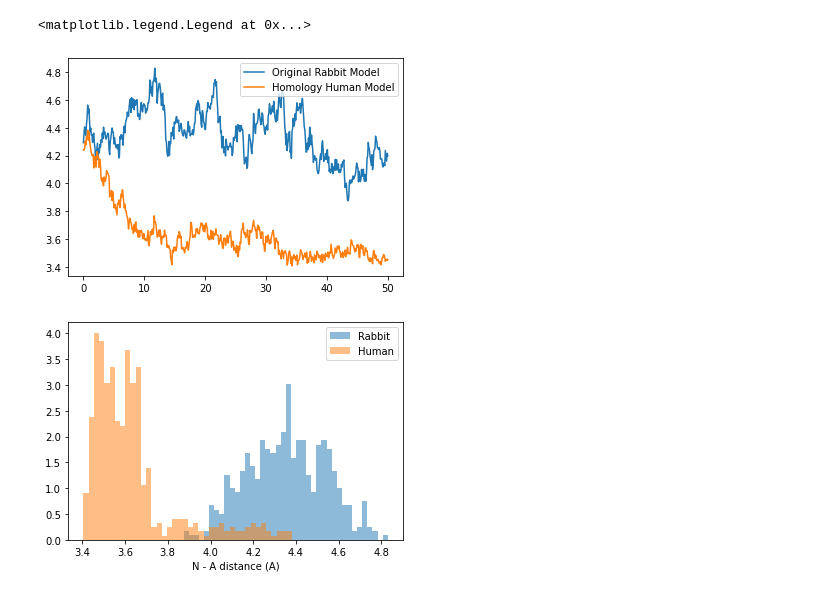
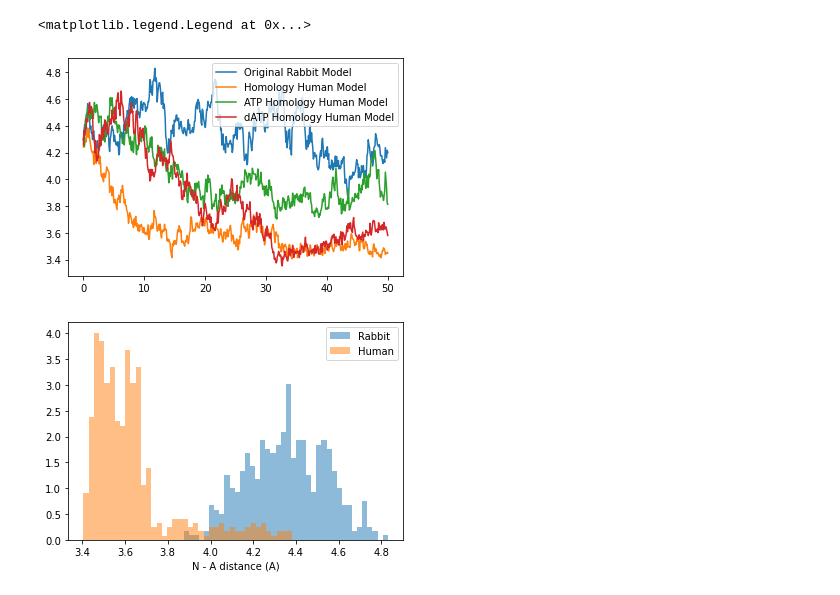
Before and after one commit to cmrg-lab/serca-atp-datp, a Jupyter notebook: simulation_structures/quick_analysis/Trajectory_domain_analysis.ipynb, the cells around one changed output. Drawn from its saved outputs; the diff is of its cells as text; code cells hidden in the pictures.

Commit message:
New structures for human data dATP and ATP

```diff
--- a/simulation_structures/quick_analysis/Trajectory_domain_analysis.ipynb
+++ b/simulation_structures/quick_analysis/Trajectory_domain_analysis.ipynb
@@ -42,11 +44,47 @@ human_A_N_dist = np.linalg.norm(md.compute_center_of_mass(A_domain) - md.compute
+# %%
+# Load in trajectory (note I used CPPTRAJ to first combine and strip the trajectories of the water)
+human_3W5A_ATP = md.load('../3W5A_ATP_human/amber/3W5A_human_ATP_strip_50.nc',top = '../3W5A_ATP_human/amber/3W5A_human_ATP_strip_top.parm7')
+# Use selection criteria to find the atom indices of the regions of the domain that we care about
+IM_domain_inds_ATP = human_3W5A_ATP.top.select('resid 40 to 125 or resid 740 to 991 or resid 240 to 340')
+A_domain_inds_ATP = human_3W5A_ATP.top.select('resid 0 to 40 or resid 125 to 240')
+P_domain_inds_ATP = human_3W5A_ATP.top.select('resid 600 to 740 or resid 340 to 355')
+N_domain_inds_ATP = human_3W5A_ATP.top.select('resid 355 to 600')
+
+# Create a copy of the trajectory using only the specified indicies
+IM_domain = human_3W5A_ATP.atom_slice(IM_domain_inds_ATP, inplace = False)
+A_domain = human_3W5A_ATP.atom_slice(A_domain_inds_ATP, inplace = False)
+P_domain = human_3W5A_ATP.atom_slice(P_domain_inds_ATP, inplace = False)
+N_domain = human_3W5A_ATP.atom_slice(N_domain_inds_ATP, inplace = False)
+
+# Compute the center of mass of the specified domains and calculate the euclidian distance between the centers of mass.
+human_ATP_A_N_dist = np.linalg.norm(md.compute_center_of_mass(A_domain) - md.compute_center_of_mass(N_domain), axis  = 1)
+# %%
+# Load in trajectory (note I used CPPTRAJ to first combine and strip the trajectories of the water)
+human_3W5A_dATP = md.load('../3W5A_dATP_human/amber/3W5A_human_dATP_strip_50.nc',top = '../3W5A_dATP_human/amber/3W5A_human_dATP_strip_top.parm7')
+# Use selection criteria to find the atom indices of the regions of the domain that we care about
+IM_domain_inds_dATP = human_3W5A_dATP.top.select('resid 40 to 125 or resid 740 to 991 or resid 240 to 340')
+A_domain_inds_dATP = human_3W5A_dATP.top.select('resid 0 to 40 or resid 125 to 240')
+P_domain_inds_dATP = human_3W5A_dATP.top.select('resid 600 to 740 or resid 340 to 355')
+N_domain_inds_dATP = human_3W5A_dATP.top.select('resid 355 to 600')
+
+# Create a copy of the trajectory using only the specified indicies
+IM_domain = human_3W5A_dATP.atom_slice(IM_domain_inds_dATP, inplace = False)
+A_domain = human_3W5A_dATP.atom_slice(A_domain_inds_dATP, inplace = False)
+P_domain = human_3W5A_dATP.atom_slice(P_domain_inds_dATP, inplace = False)
+N_domain = human_3W5A_dATP.atom_slice(N_domain_inds_dATP, inplace = False)
+
+# Compute the center of mass of the specified domains and calculate the euclidian distance between the centers of mass.
+human_dATP_A_N_dist = np.linalg.norm(md.compute_center_of_mass(A_domain) - md.compute_center_of_mass(N_domain), axis  = 1)
 # %%
 # Plot Results
 plt.plot(np.linspace(0,50,500), original_A_N_dist, label = 'Original Rabbit Model')
 plt.plot(np.linspace(0,50,500), human_A_N_dist, label = 'Homology Human Model')
+plt.plot(np.linspace(0,50,500), human_ATP_A_N_dist, label = 'ATP Homology Human Model')
+plt.plot(np.linspace(0,50,500), human_dATP_A_N_dist, label = 'dATP Homology Human Model')
 plt.legend()
 # %% [output]
 <matplotlib.legend.Legend at 0x...>
-[figure, old version]
+[figure, new version]
 # %%
 plt.hist(original_A_N_dist, bins = 40, alpha = 0.5, density = True, label = 'Rabbit')
 plt.hist(human_A_N_dist, bins = 40, alpha = 0.5, density = True, label = 'Human')
```
Also changed, not shown: parts of 7 cells of this notebook.
